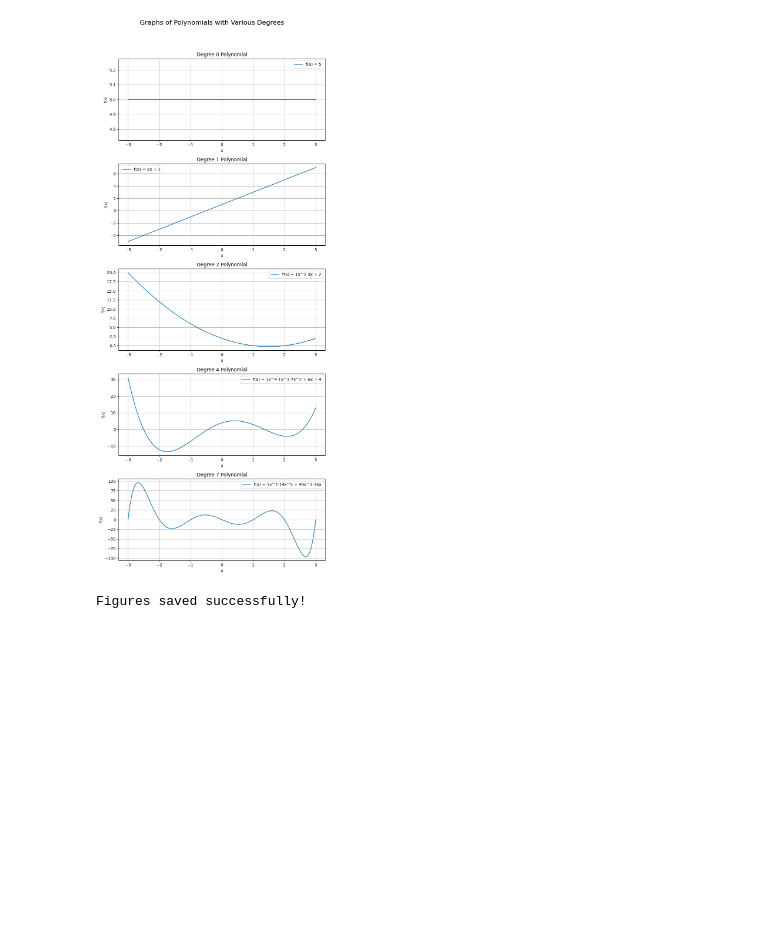
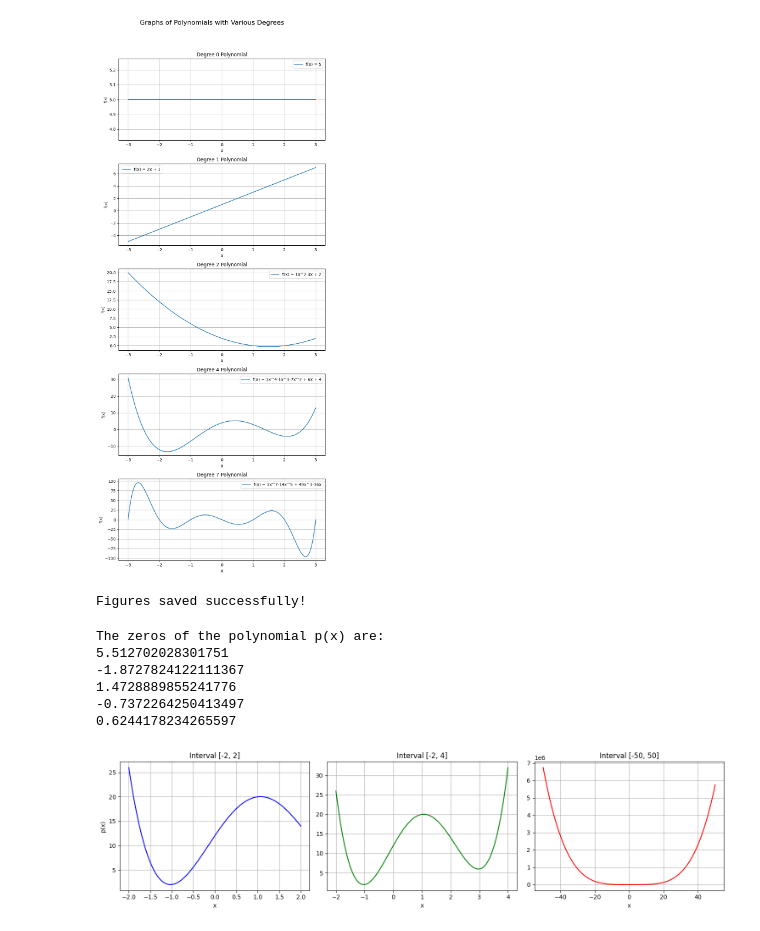
Before and after one commit to nv-mldev/math-bootcamp, a Jupyter notebook: chapters/algebra/scripts.ipynb, the cells around one changed output. Saved outputs shown, nothing was run; the diff lists cells and outputs as text; code cells hidden in the pictures; blank space fills up the shorter version.

```diff
--- a/chapters/algebra/scripts.ipynb
+++ b/chapters/algebra/scripts.ipynb
@@ -311,3 +311,63 @@ for degree, coeffs in polynomials.items():
 print("Figures saved successfully!")
 # %% [output]
 Figures saved successfully!
+# %%
+import numpy as np
+
+# Define the coefficients of the polynomial in descending order of power:
+# p(x) = 1*x^5 - 5*x^4 - 6*x^3 + 17*x^2 + 4*x - 7
+coefficients = [1, -5, -6, 17, 4, -7]
+
+# Find the roots (zeros) of the polynomial
+roots = np.roots(coefficients)
+
+# Display the roots
+print("The zeros of the polynomial p(x) are:")
+for r in roots:
+    print(r)
+# %% [output]
+The zeros of the polynomial p(x) are:
+5.512702028301751
+-1.8727824122111367
+1.4728889855241776
+-0.7372264250413497
+0.6244178234265597
+# %%
+import numpy as np
+import matplotlib.pyplot as plt
+
+# Define the polynomial function
+def p(x):
+    return x**4 - 4*x**3 - 2*x**2 + 13*x + 12
+
+# Create a figure with 3 columns (subplots arranged side by side)
+fig, axs = plt.subplots(1, 3, figsize=(15, 4))
+
+# Plot on the interval [-2, 2]
+x1 = np.linspace(-2, 2, 400)
+axs[0].plot(x1, p(x1), color='blue')
+axs[0].set_title("Interval [-2, 2]")
+axs[0].set_xlabel("x")
+axs[0].set_ylabel("p(x)")
+axs[0].grid(True)
+
+# Plot on the interval [-2, 4]
+x2 = np.linspace(-2, 4, 400)
+axs[1].plot(x2, p(x2), color='green')
+axs[1].set_title("Interval [-2, 4]")
+axs[1].set_xlabel("x")
+axs[1].grid(True)
+
+# Plot on the interval [-50, 50]
+x3 = np.linspace(-50, 50, 400)
+axs[2].plot(x3, p(x3), color='red')
+axs[2].set_title("Interval [-50, 50]")
+axs[2].set_xlabel("x")
+axs[2].grid(True)
+
+plt.tight_layout()
+# Save the figure as a PDF file for inclusion in Beamer
+plt.savefig("polynomial_plots.pdf", format="pdf")
+plt.show()
+# %% [output]
+[figure, added]
```
Also changed, not shown: parts of 6 cells of this notebook, 38 other files.
